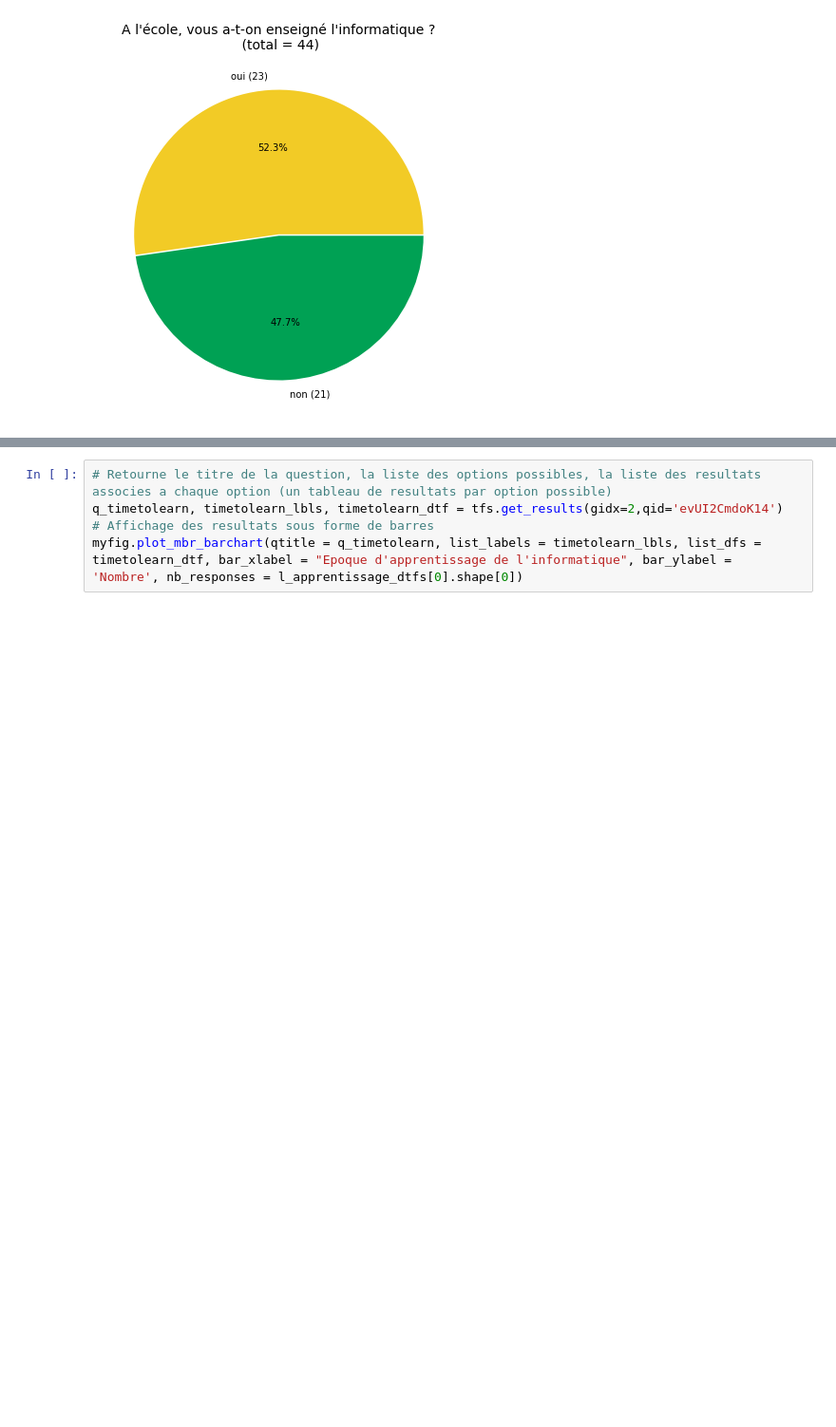
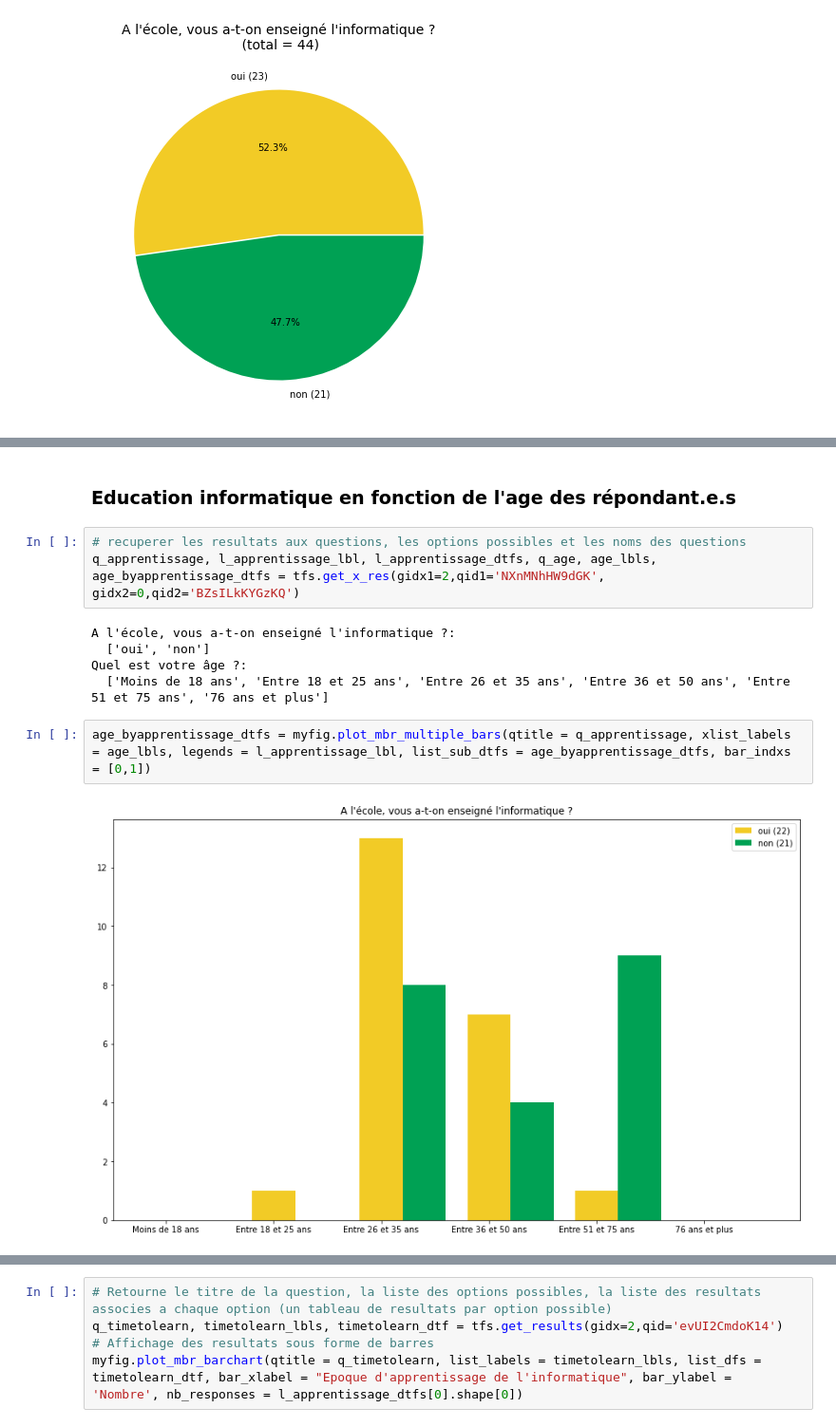
Before and after one commit to MaximoRose/QA_AnalyseResTypeForm, a Jupyter notebook: OpportuniteGP/OpportuniteGP.ipynb, the cells around one changed output, grey strips where cells are left out. Shown at 95% size. Cells and saved outputs as stored; diff of their text form; blank space fills up the shorter version.

```diff
--- a/OpportuniteGP/OpportuniteGP.ipynb
+++ b/OpportuniteGP/OpportuniteGP.ipynb
@@ -420,0 +488,14 @@ TODO : Mettre le graph en fonction de l'age car c'est vraiment lui qui a de l'in
+# %% [markdown]
+### Education informatique en fonction de l'age des répondant.e.s
+# %%
+# recuperer les resultats aux questions, les options possibles et les noms des questions
+q_apprentissage, l_apprentissage_lbl, l_apprentissage_dtfs, q_age, age_lbls, age_byapprentissage_dtfs = tfs.get_x_res(gidx1=2,qid1='NXnMNhHW9dGK', gidx2=0,qid2='BZsILkKYGzKQ')
+# %% [output]
+A l'école, vous a-t-on enseigné l'informatique ?:
+  ['oui', 'non']
+Quel est votre âge ?:
+  ['Moins de 18 ans', 'Entre 18 et 25 ans', 'Entre 26 et 35 ans', 'Entre 36 et 50 ans', 'Entre 51 et 75 ans', '76 ans et plus']
+# %%
+age_byapprentissage_dtfs = myfig.plot_mbr_multiple_bars(qtitle = q_apprentissage, xlist_labels = age_lbls, legends = l_apprentissage_lbl, list_sub_dtfs = age_byapprentissage_dtfs, bar_indxs = [0,1])
+# %% [output]
+[figure, added]
```
Also changed, not shown: parts of 187 cells of this notebook, 3 other files.
